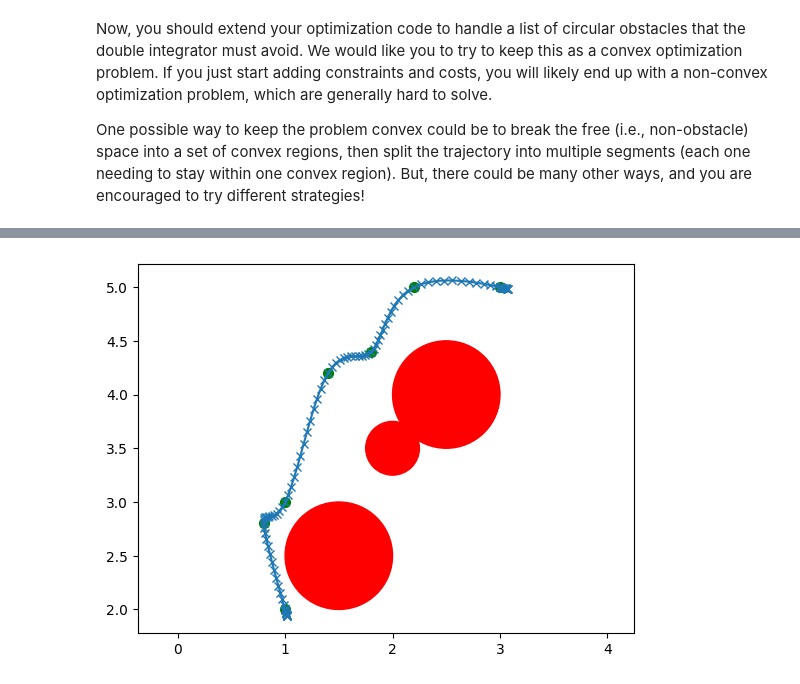
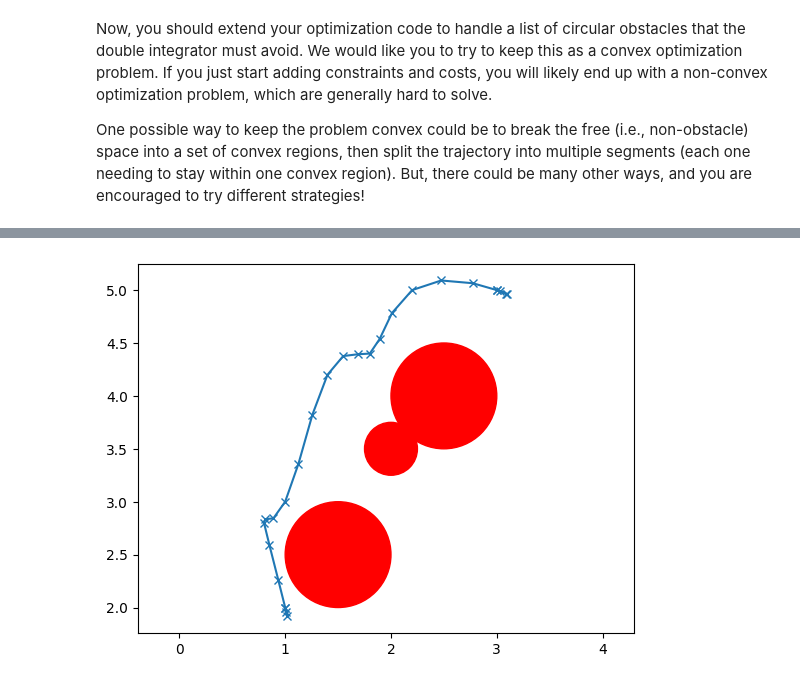
Before and after one commit to rohith-poola/MR, a Jupyter notebook: A2/MR_HW2.ipynb, the cells around one changed output, grey strips where cells are left out. Saved outputs shown, nothing was run; the diff lists cells and outputs as text; code cells hidden in the pictures.

```diff
--- a/A2/MR_HW2.ipynb
+++ b/A2/MR_HW2.ipynb
@@ -350,7 +364,7 @@ def run_planner_on_racetrack(
         ax.plot(obs[0], obs[1], "bx")
 
         if t%100 == 0:
-            ax.plot(obs[0], obs[1], "ro", label=f"{t}")
+            ax.plot(obs[0], obs[1], "D", label=f"{t}")
             ax.text(obs[0] + 0.1, obs[1] + 0.3, f"{t}", fontsize=12, color="red")
 
         if terminated:
@@ -826,7 +863,7 @@ def optimize_trajectory_with_obstacles(
 ) -> np.ndarray:
 
     """ Your implementation here"""
-    T = 100
+    T = 25
     path = get_waypoints(initial_pos, goal_pos, cell_size=0.2, obstacles=obstacles)
     waypoints = simplify_waypoints(path)
     num_waypoints = len(waypoints)
@@ -880,55 +917,69 @@ def optimize_trajectory_with_obstacles(
     if problem.status != cp.OPTIMAL:
         raise ValueError("Optimization failed!")
 
-    return x.value.T, waypoints
+    return x.value.T
 
+
+# def plot_trajectory_with_obstacles(
+#     xt: np.ndarray,
+#     obstacles: list[np.ndarray],
+#     final_waypoints: np.ndarray,
+# ) -> None:
+
+#     # Feel free to add to this
+#     fig, ax = plt.subplots()
+
+#     x_coords, y_coords = zip(*final_waypoints)
+#     plt.scatter(x_coords, y_coords, color='red', marker='o', s=50, label="Waypoints")
+
+#     plt.plot(xt[:, 0], xt[:, 1], "-x")
+#     for obstacle in obstacles:
+#         ax.add_patch(plt.Circle(obstacle[0:2], obstacle[2], color="r"))
+
+#     # path_x = [x for x, _ in path]
+#     # path_y = [y for _, y in path]
+#     # plt.plot(path_x, path_y, marker="o", color="green", markersize=1, label="Path")
+
+#     plt.axis("equal")
+#     plt.show()
 
 def plot_trajectory_with_obstacles(
     xt: np.ndarray,
     obstacles: list[np.ndarray],
-    final_waypoints: np.ndarray,
 ) -> None:
 
     # Feel free to add to this
+
     fig, ax = plt.subplots()
-
-    x_coords, y_coords = zip(*final_waypoints)
-    plt.scatter(x_coords, y_coords, color='green', marker='o', s=50, label="Waypoints")
-
     plt.plot(xt[:, 0], xt[:, 1], "-x")
     for obstacle in obstacles:
         ax.add_patch(plt.Circle(obstacle[0:2], obstacle[2], color="r"))
-
-    # path_x = [x for x, _ in path]
-    # path_y = [y for _, y in path]
-    # plt.plot(path_x, path_y, marker="o", color="green", markersize=1, label="Path")
-
     plt.axis("equal")
     plt.show()
 # %%
 initial_pos = np.array([1.0, 2.0])
 initial_vel = np.array([0.0, 0.0])
 goal_pos = np.array([3.0, 5.0])
 goal_vel = np.array([0.0, 0.0])
 u_limits = 0.2 * np.array([[-1.0, 1.0], [-1.0, 1.0]])
 dt = 1.0
 
 obstacles = [
     (1.5, 2.5, 0.5),
     (2.0, 3.5, 0.25),
     (2.5, 4.0, 0.5),
 ]
 
-optimal_xt, final_waypoints = optimize_trajectory_with_obstacles(
+optimal_xt = optimize_trajectory_with_obstacles(
     initial_pos,
     initial_vel,
     goal_pos,
     goal_vel,
     u_limits,
     dt,
     obstacles,
 )
 
-plot_trajectory_with_obstacles(optimal_xt, obstacles, final_waypoints)
+plot_trajectory_with_obstacles(optimal_xt, obstacles)
 # %% [output]
-[figure, old version]
+[figure, new version]
```
Also changed, not shown: parts of 9 cells of this notebook, 2 other files.
